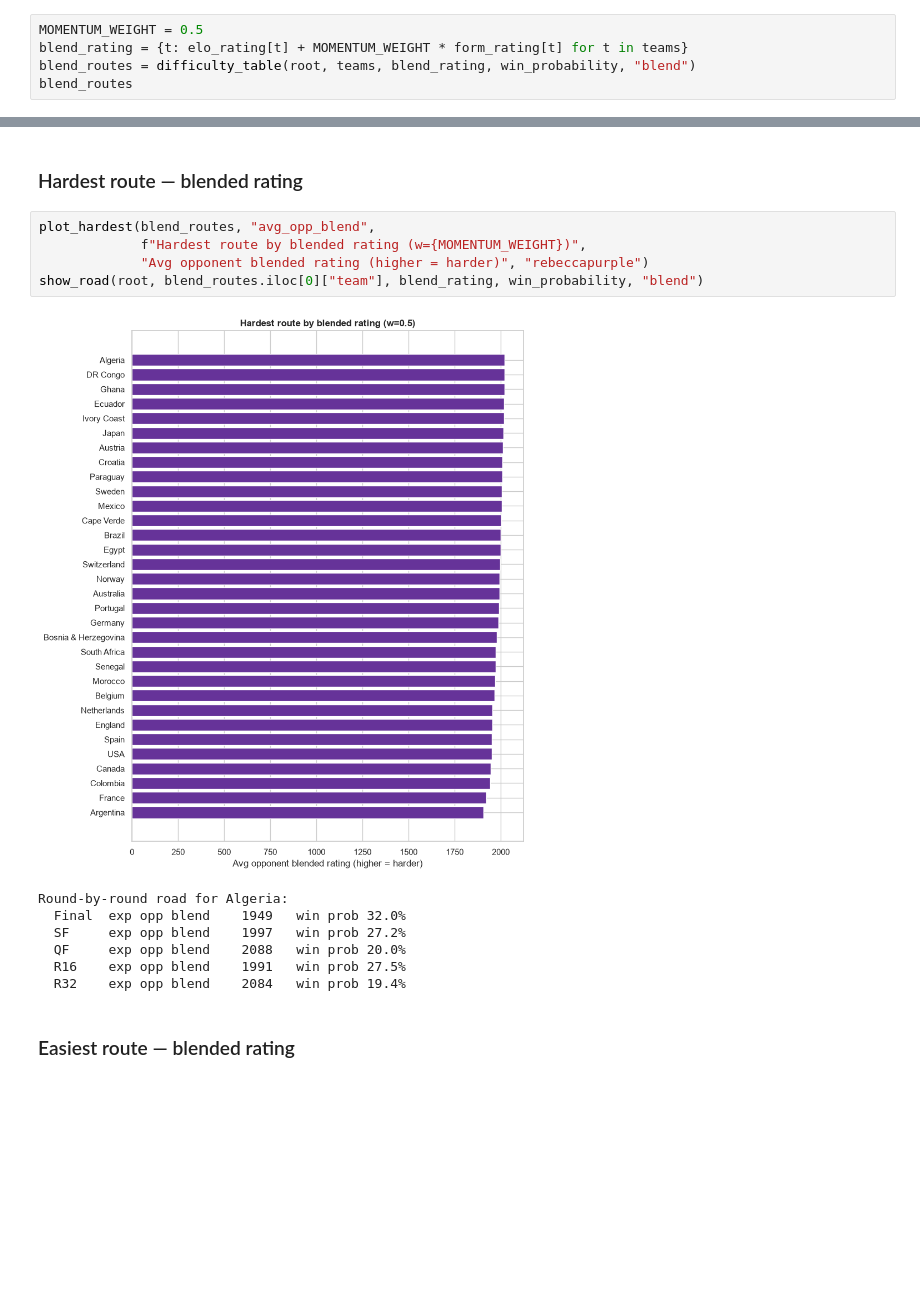
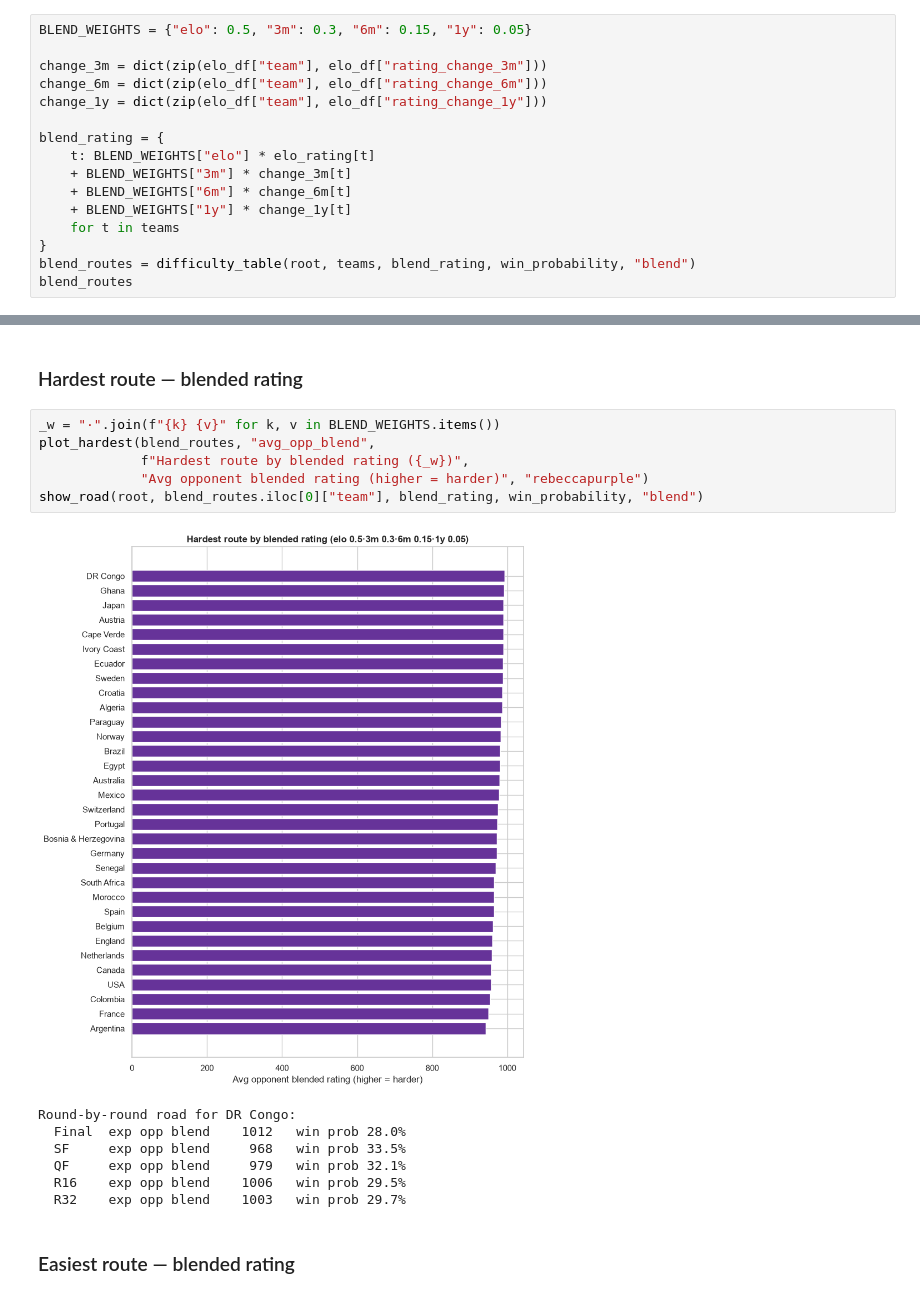
Before and after one commit to SiamRahman29/knockout-paths-elo, a Jupyter notebook: notebooks/hardest_routes.ipynb, the cells around one changed output, grey strips where cells are left out. Saved outputs shown, nothing was run; the diff lists cells and outputs as text; blank space fills up the shorter version.

```diff
--- a/notebooks/hardest_routes.ipynb
+++ b/notebooks/hardest_routes.ipynb
@@ -447,6 +457,17 @@ decisive (unlike the pure-momentum bracket). Raise `w` to trust recent form more
 # %%
-MOMENTUM_WEIGHT = 0.5
-blend_rating = {t: elo_rating[t] + MOMENTUM_WEIGHT * form_rating[t] for t in teams}
+BLEND_WEIGHTS = {"elo": 0.5, "3m": 0.3, "6m": 0.15, "1y": 0.05}
+
+change_3m = dict(zip(elo_df["team"], elo_df["rating_change_3m"]))
+change_6m = dict(zip(elo_df["team"], elo_df["rating_change_6m"]))
+change_1y = dict(zip(elo_df["team"], elo_df["rating_change_1y"]))
+
+blend_rating = {
+    t: BLEND_WEIGHTS["elo"] * elo_rating[t]
+    + BLEND_WEIGHTS["3m"] * change_3m[t]
+    + BLEND_WEIGHTS["6m"] * change_6m[t]
+    + BLEND_WEIGHTS["1y"] * change_1y[t]
+    for t in teams
+}
 blend_routes = difficulty_table(root, teams, blend_rating, win_probability, "blend")
 blend_routes
 # %% [output]
@@ -470,18 +491,19 @@ blend_routes
 # %% [markdown]
 ### Hardest route — blended rating
 # %%
+_w = "·".join(f"{k} {v}" for k, v in BLEND_WEIGHTS.items())
 plot_hardest(blend_routes, "avg_opp_blend",
-             f"Hardest route by blended rating (w={MOMENTUM_WEIGHT})",
+             f"Hardest route by blended rating ({_w})",
              "Avg opponent blended rating (higher = harder)", "rebeccapurple")
 show_road(root, blend_routes.iloc[0]["team"], blend_rating, win_probability, "blend")
 # %% [output]
-[figure, old version]
+[figure, new version]
-Round-by-round road for Algeria:
-  Final  exp opp blend    1949   win prob 32.0%
-  SF     exp opp blend    1997   win prob 27.2%
-  QF     exp opp blend    2088   win prob 20.0%
-  R16    exp opp blend    1991   win prob 27.5%
-  R32    exp opp blend    2084   win prob 19.4%
+Round-by-round road for DR Congo:
+  Final  exp opp blend    1012   win prob 28.0%
+  SF     exp opp blend     968   win prob 33.5%
+  QF     exp opp blend     979   win prob 32.1%
+  R16    exp opp blend    1006   win prob 29.5%
+  R32    exp opp blend    1003   win prob 29.7%
 # %% [markdown]
 ### Easiest route — blended rating
 # %%
```
Also changed, not shown: parts of 4 cells of this notebook.
